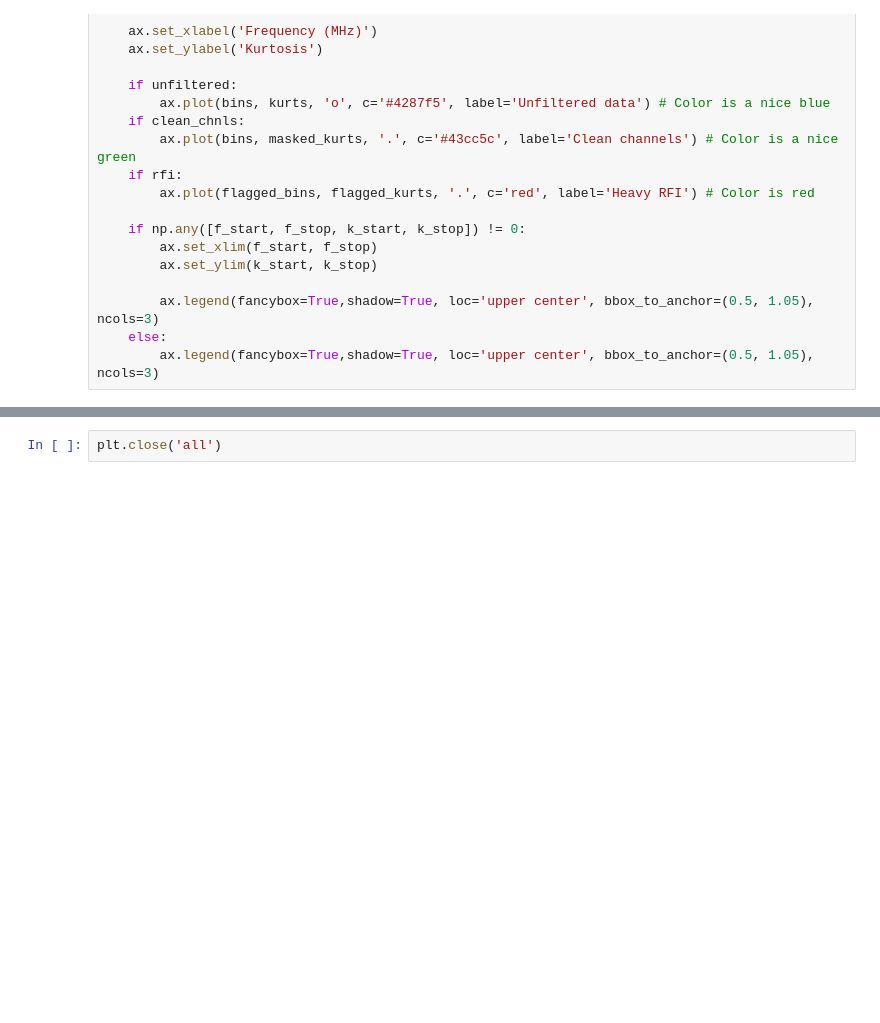
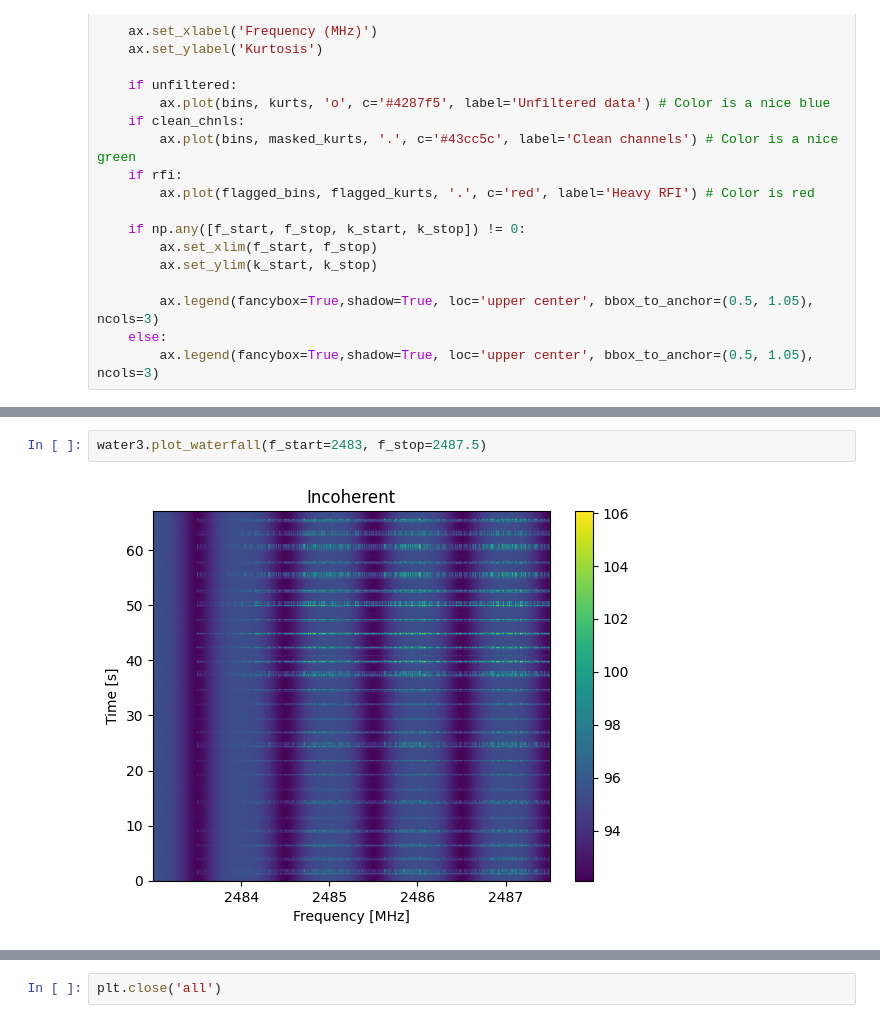
Before and after one commit to jareds-laf/playing-with-cosmic-data, a Jupyter notebook: filterbank/filterbank_rfi_id_kurtosis.ipynb, the cells around one changed output, grey strips where cells are left out. Drawn from its saved outputs; the diff is of its cells as text; blank space fills up the shorter version.

```diff
--- a/filterbank/filterbank_rfi_id_kurtosis.ipynb
+++ b/filterbank/filterbank_rfi_id_kurtosis.ipynb
@@ -328,0 +285,4 @@ water5.plot_waterfall(f_start=2024, f_stop=2026)
+# %%
+water3.plot_waterfall(f_start=2483, f_stop=2487.5)
+# %% [output]
+[figure, added]
```
Also changed, not shown: parts of 28 cells of this notebook.
